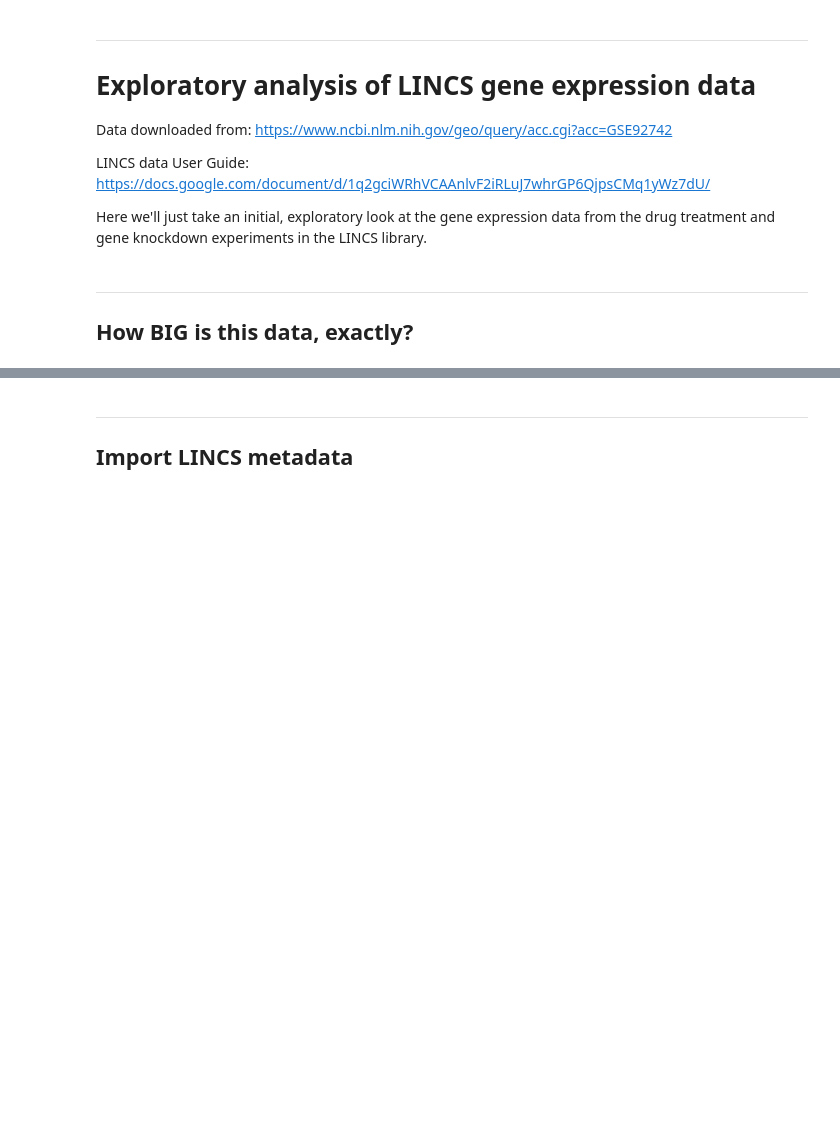
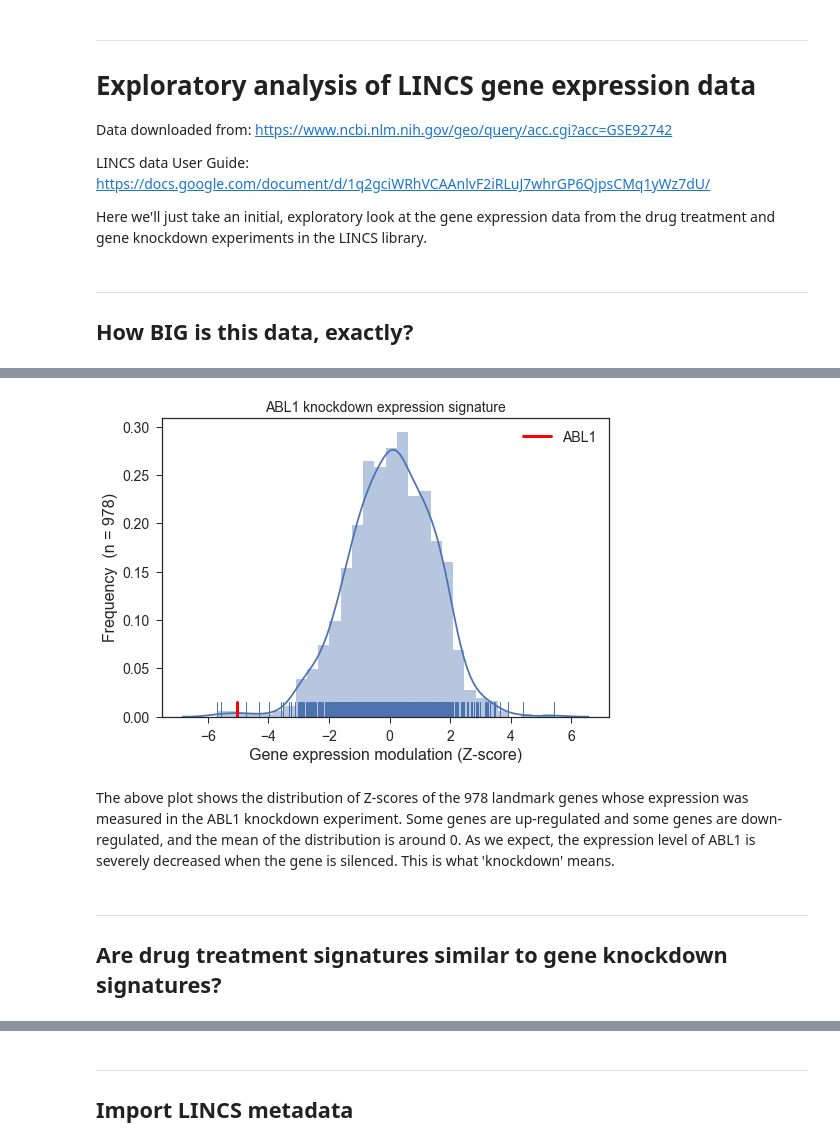
Before and after one commit to npabon/LINCS_target_prediction, a Jupyter notebook: LINCS_data_exploration.ipynb, the cells around one changed output, grey strips where cells are left out. Drawn from its saved outputs; the diff is of its cells as text; code cells hidden in the pictures; blank space fills up the shorter version.

```diff
--- a/LINCS_data_exploration.ipynb
+++ b/LINCS_data_exploration.ipynb
@@ -42,12 +42,12 @@ Here we'll just take an initial, exploratory look at the gene expression data fr
 ___
 ## How BIG is this data, exactly?
 # %%
-# protein-protein interaction data
+# protein-protein interactions
 string_db_size = (os.path.getsize('data/9606.protein.actions.v10.5.txt') +
                   os.path.getsize('data/9606.protein.aliases.v10.5.txt') +
                   os.path.getsize('data/9606.protein.links.v10.5.txt'))
 
-# drug interaction data
+# drug interactions
 drugbank_db_size = os.path.getsize('data/full_drugbank_database.xml')
 
 # LINCS metadata
@@ -55,13 +55,18 @@ metadata_size = 0
 for f in glob.glob('data/*LINCS*.txt'):
     metadata_size += os.path.getsize(f)
 
-# LICNS gene expression data
+# LICNS gene expression signatures
 ge_data_size = (os.path.getsize('data/GSE70138_Broad_LINCS_Level5_COMPZ_n118050x12328_2017-03-06.gctx') +
                 os.path.getsize('data/GSE92742_Broad_LINCS_Level5_COMPZ.MODZ_n473647x12328.gctx'))
 
+# Consensus signatures
+consensus_file = '/Users/Nico/Desktop/NFkB_Project/correlation_data_analysis/consensi-pert_id.tsv'
+consensus_sig_size = os.path.getsize(consensus_file)
 
-print('Protein-protein interaction data:\t', humanize.naturalsize(string_db_size))
-print('Drug interaction data:\t\t\t', humanize.naturalsize(drugbank_db_size))
+print('Amount of raw data used in this analysis:\n')
+print('Protein-protein interaction:\t\t', humanize.naturalsize(string_db_size))
+print('Drug interaction:\t\t\t', humanize.naturalsize(drugbank_db_size))
 print('LINCS metadata:\t\t\t\t', humanize.naturalsize(metadata_size))
-print('LINCS gene expression data:\t\t', humanize.naturalsize(ge_data_size))
+print('LINCS gene expression signatures:\t', humanize.naturalsize(ge_data_size))
+print('Consensus expression signatures:\t', humanize.naturalsize(consensus_sig_size))
 # %% [output]
@@ -71,0 +85,20 @@ LINCS gene expression data:              29.2 GB
+# %%
+consensi_df = pd.DataFrame.from_csv(consensus_file, sep='\t', header=0).T
+# %%
+ABL1_knockdown_sig = consensi_df['TRCN0000001500']
+ABL1_expression_modulation = pd.Series(ABL1_knockdown_sig['25'])
+# %%
+sns.distplot(ABL1_knockdown_sig, rug=True)
+sns.rugplot(ABL1_expression_modulation, color='red', label='ABL1', linewidth=3)
+plt.xlabel('Gene expression modulation (Z-score)')
+plt.ylabel('Frequency  (n = 978)')
+plt.title('ABL1 knockdown expression signature')
+plt.legend()
+plt.show()
+# %% [output]
+[figure, added]
+# %% [markdown]
+The above plot shows the distribution of Z-scores of the 978 landmark genes whose expression was measured in the ABL1 knockdown experiment. Some genes are up-regulated and some genes are down-regulated, and the mean of the distribution is around 0. As we expect, the expression level of ABL1 is severely decreased when the gene is silenced. This is what 'knockdown' means.
+# %% [markdown]
+___
+## Are drug treatment signatures similar to gene knockdown signatures?
```
Also changed, not shown: parts of 7 cells of this notebook.
